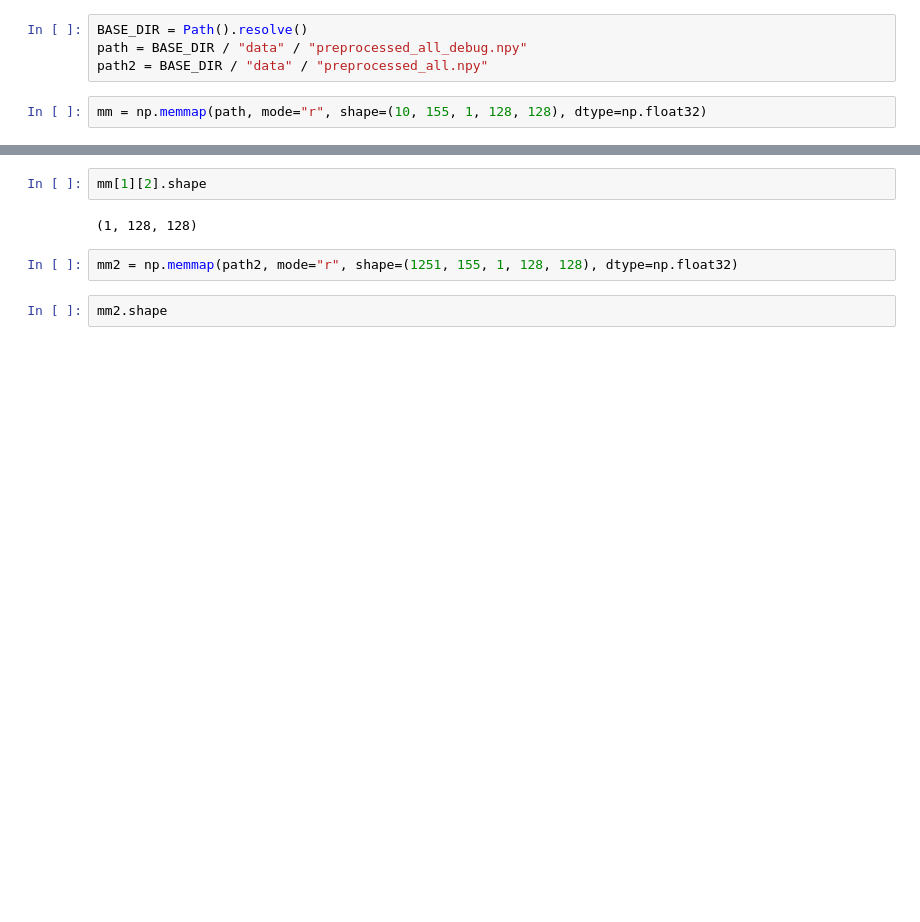
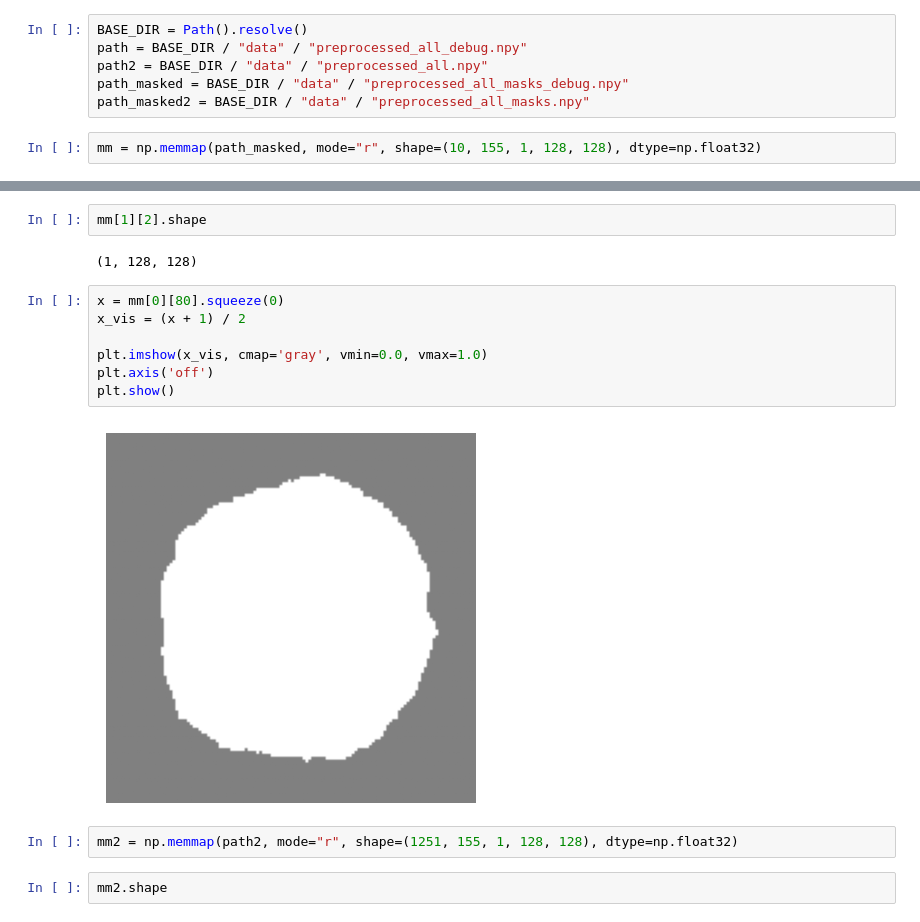
Before and after one commit to Hajny25/mri-diffusion, a Jupyter notebook: test.ipynb, the cells around one changed output, grey strips where cells are left out. Saved outputs shown, nothing was run; the diff lists cells and outputs as text; blank space fills up the shorter version.

```diff
--- a/test.ipynb
+++ b/test.ipynb
@@ -5,8 +5,10 @@ from pathlib import Path
 BASE_DIR = Path().resolve()
 path = BASE_DIR / "data" / "preprocessed_all_debug.npy"
 path2 = BASE_DIR / "data" / "preprocessed_all.npy"
+path_masked = BASE_DIR / "data" / "preprocessed_all_masks_debug.npy"
+path_masked2 = BASE_DIR / "data" / "preprocessed_all_masks.npy"
 # %%
-mm = np.memmap(path, mode="r", shape=(10, 155, 1, 128, 128), dtype=np.float32)
+mm = np.memmap(path_masked, mode="r", shape=(10, 155, 1, 128, 128), dtype=np.float32)
 # %%
 mm.shape
 # %% [output]
@@ -15,6 +17,15 @@ mm.shape
 mm[1][2].shape
 # %% [output]
 (1, 128, 128)
+# %%
+x = mm[0][80].squeeze(0)
+x_vis = (x + 1) / 2
+
+plt.imshow(x_vis, cmap='gray', vmin=0.0, vmax=1.0)
+plt.axis('off')
+plt.show()
+# %% [output]
+[figure, added]
 # %%
 mm2 = np.memmap(path2, mode="r", shape=(1251, 155, 1, 128, 128), dtype=np.float32)
 # %%
```
Also changed, not shown: parts of 9 cells of this notebook, 8 other files.
